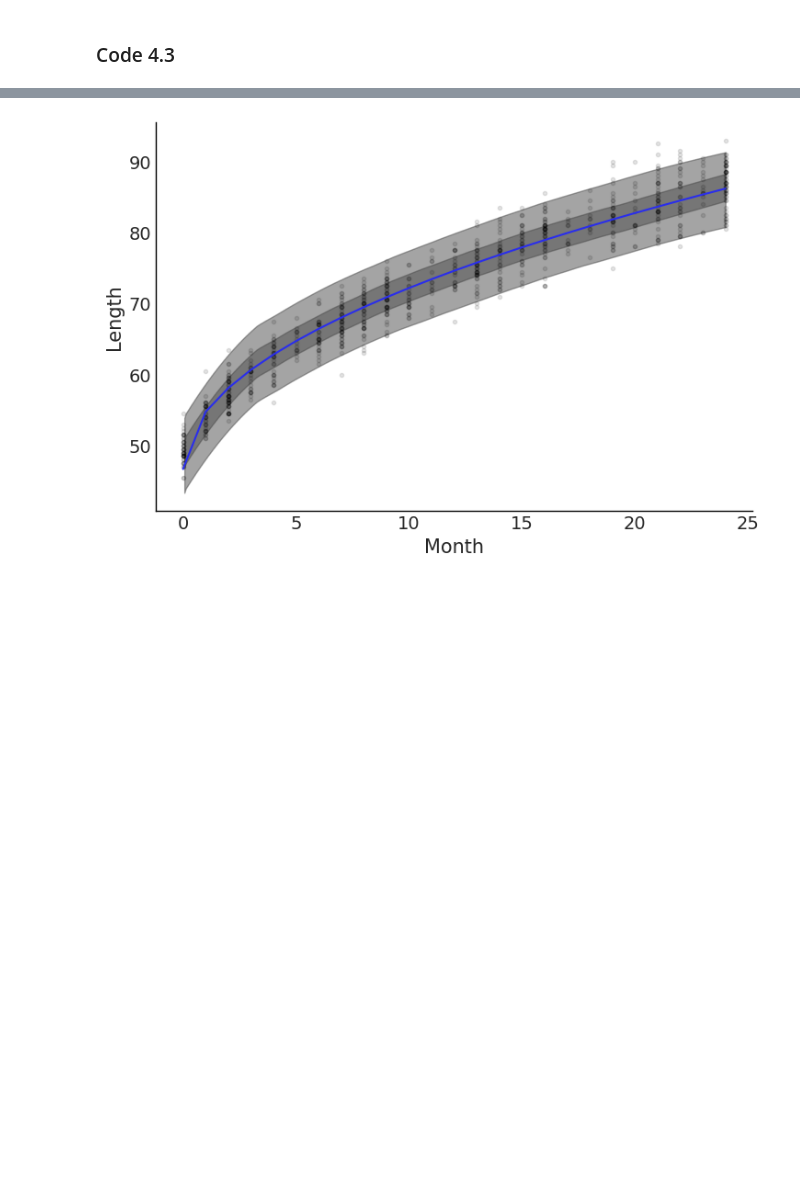
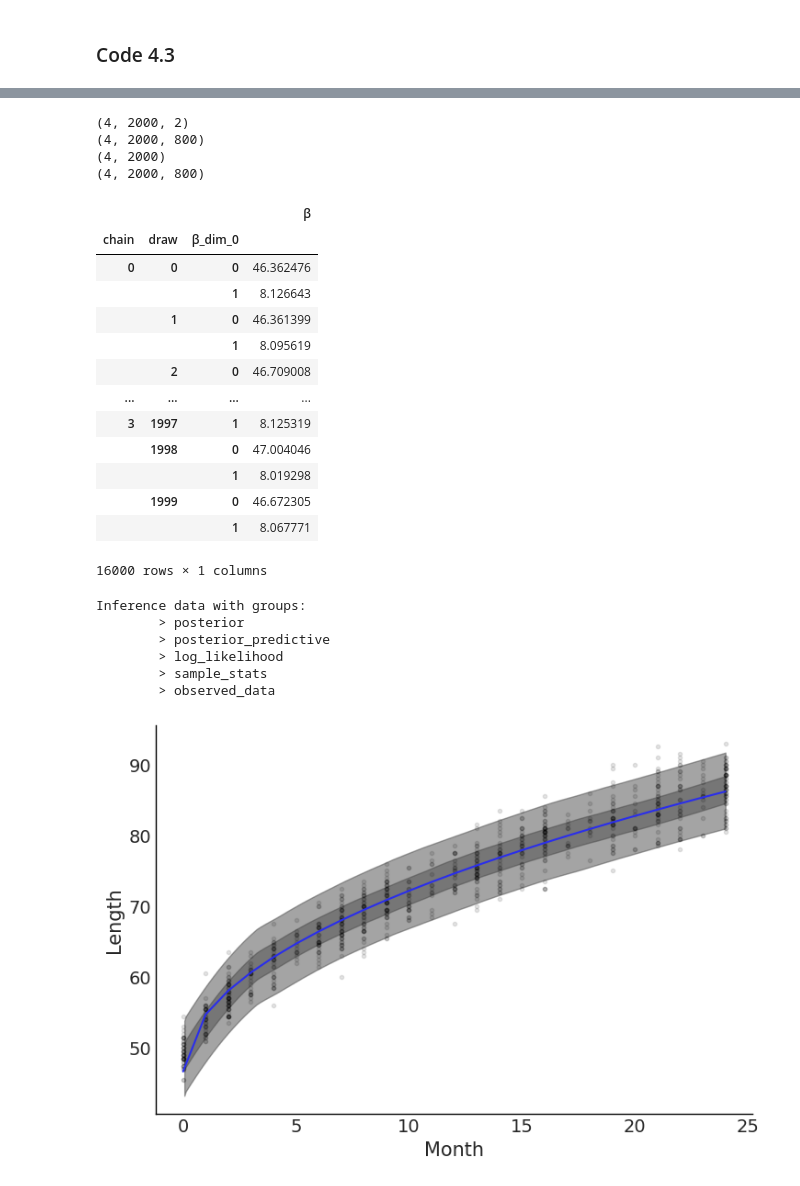
Before and after one commit to jointprob/bmcp-notes, a Jupyter notebook: scratchpads/005.01 - chapter 4 notes.ipynb, the cells around one changed output, grey strips where cells are left out. Saved outputs shown, nothing was run; the diff lists cells and outputs as text; code cells hidden in the pictures; blank space fills up the shorter version.

```diff
--- a/scratchpads/005.01 - chapter 4 notes.ipynb
+++ b/scratchpads/005.01 - chapter 4 notes.ipynb
@@ -328,6 +350,42 @@ The acceptance probability does not match the target. It is 0.5958659606071124,
 pm.model_to_graphviz(model_baby_sqrt)
 # %% [output]
 [drawing not drawn]
+# %%
+print(inf_data_sqrt.posterior['β'].shape)
+print(inf_data_sqrt.posterior['μ'].shape)
+print(inf_data_sqrt.posterior['σ'].shape)
+print(inf_data_sqrt.posterior_predictive['length'].shape)
+# %% [output]
+(4, 2000, 2)
+(4, 2000, 800)
+(4, 2000)
+(4, 2000, 800)
+# %%
+inf_data_sqrt.posterior['β'].to_dataframe()
+# %% [output]
+|  |  |  | β |
+| chain | draw | β_dim_0 |  |
+| 0 | 0 | 0 | 46.362476 |
+|  |  | 1 | 8.126643 |
+|  | 1 | 0 | 46.361399 |
+|  |  | 1 | 8.095619 |
+|  | 2 | 0 | 46.709008 |
+| ... | ... | ... | ... |
+| 3 | 1997 | 1 | 8.125319 |
+|  | 1998 | 0 | 47.004046 |
+|  |  | 1 | 8.019298 |
+|  | 1999 | 0 | 46.672305 |
+|  |  | 1 | 8.067771 |
+16000 rows × 1 columns
+# %%
+inf_data_sqrt
+# %% [output]
+Inference data with groups:
+        > posterior
+        > posterior_predictive
+        > log_likelihood
+        > sample_stats
+        > observed_data
 # %%
 fig, ax = plt.subplots()
 
```
Also changed, not shown: parts of 28 cells of this notebook.
